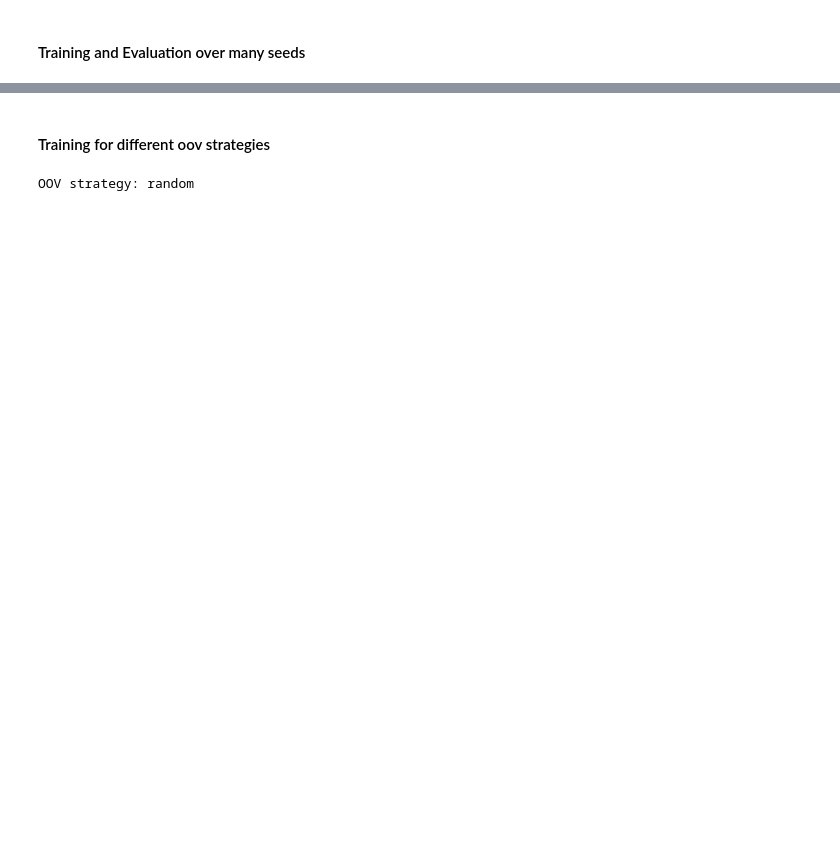
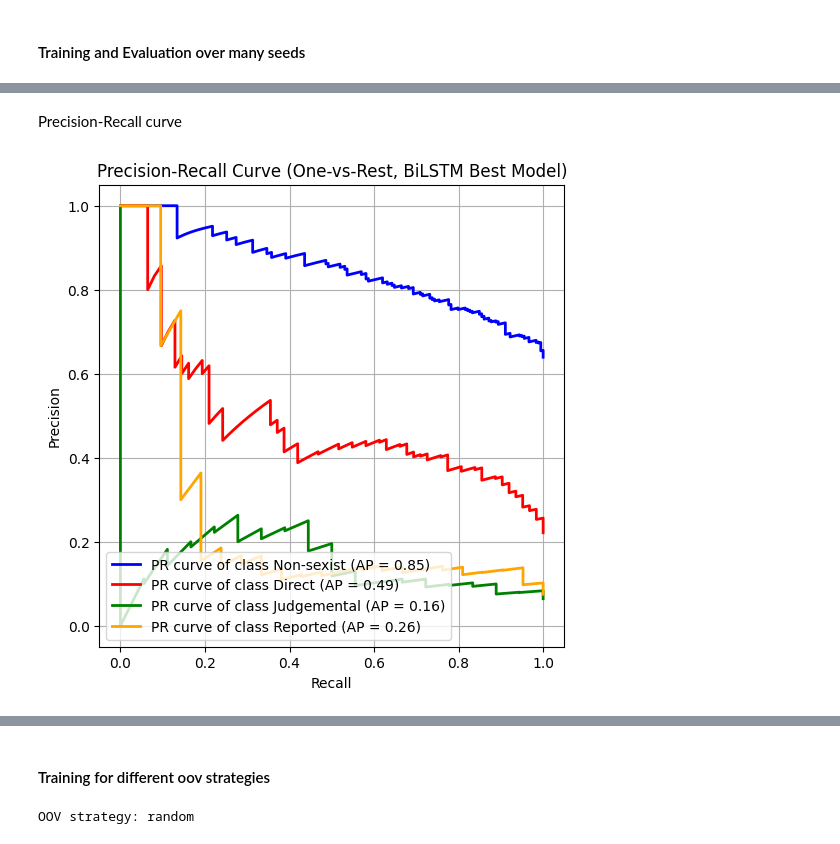
Before and after one commit to mattialodi0/progNLP, a Jupyter notebook: assignment-1/draft.ipynb, the cells around one changed output, grey strips where cells are left out. Saved outputs shown, nothing was run; the diff lists cells and outputs as text; code cells hidden in the pictures; blank space fills up the shorter version.

```diff
--- a/assignment-1/draft.ipynb
+++ b/assignment-1/draft.ipynb
@@ -1448,0 +1499,41 @@ plt.show()
+# %% [markdown]
+Precision-Recall curve
+# %%
+from itertools import cycle
+
+# Get predictions and probabilities for the test set
+best_acc, best_prec, best_rec, best_f1, (all_labels, all_preds) = eval_model(best_model, test_loader, device, return_ys=True)
+
+# Get logits for each class
+all_probs = []
+best_model.eval()
+with torch.no_grad():
+    for batch in test_loader:
+        inputs, labels, lengths = batch
+        inputs = inputs.to(device)
+        lengths = lengths.to(device)
+        logits = best_model(inputs, lengths)
+        probs = torch.softmax(logits, dim=1).cpu().numpy()
+        all_probs.append(probs)
+all_probs = np.concatenate(all_probs, axis=0)
+
+# Plot Precision-Recall curve for each class
+plt.figure(figsize=(6,6))
+colors = cycle(['blue', 'red', 'green', 'orange'])
+class_labels = ['Non-sexist', 'Direct', 'Judgemental', 'Reported']
+
+for i, color in zip(range(4), colors):
+    binary_labels = (all_labels == i)
+    precision, recall, _ = precision_recall_curve(binary_labels, all_probs[:, i])
+    ap = average_precision_score(binary_labels, all_probs[:, i])
+    plt.plot(recall, precision, color=color, lw=2,
+             label=f'PR curve of class {class_labels[i]} (AP = {ap:.2f})')
+
+plt.xlabel("Recall")
+plt.ylabel("Precision")
+plt.title("Precision-Recall Curve (One-vs-Rest, BiLSTM Best Model)")
+plt.legend(loc="lower left")
+plt.grid(True)
+plt.show()
+# %% [output]
+[figure, added]
```
Also changed, not shown: parts of 34 cells of this notebook.
